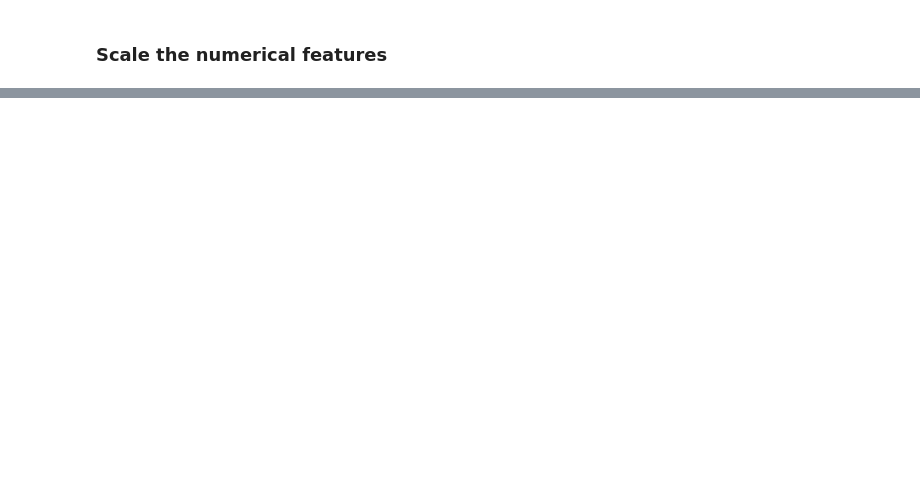
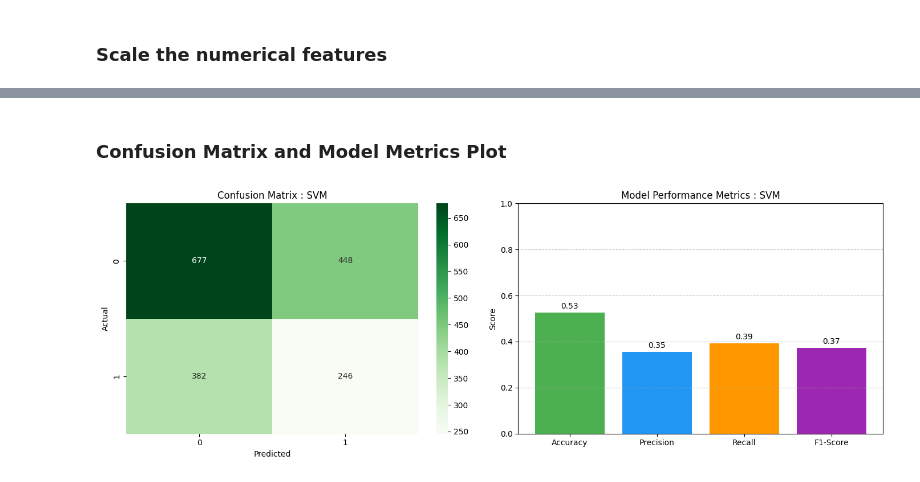
Before and after one commit to Akila-Prabath/Heart-Attack-Predictor, a Jupyter notebook: notebooks/FC212006_Akila/svm_model.ipynb, the cells around one changed output, grey strips where cells are left out. Saved outputs shown, nothing was run; the diff lists cells and outputs as text; code cells hidden in the pictures; blank space fills up the shorter version.

Commit message:
Trained the SVM model

```diff
--- a/notebooks/FC212006_Akila/svm_model.ipynb
+++ b/notebooks/FC212006_Akila/svm_model.ipynb
@@ -48,0 +64,7 @@ X_scaled.head()
+# %%
+X = X_scaled
+y = data['Heart Attack Risk']
+
+X_train, X_test, y_train, y_test = train_test_split(
+    X, y, test_size=0.2, random_state=42, stratify=y
+)
@@ -48,0 +99,3 @@ X_scaled.head()
+# %%
+svm_model = SVC(kernel='rbf', C=0.1, gamma=0.1, class_weight='balanced', random_state=42)
+svm_model.fit(X_train, y_train)
@@ -48,0 +104,3 @@ X_scaled.head()
+# %%
+# Make Predictions
+y_pred = svm_model.predict(X_test)
@@ -48,0 +129,37 @@ X_scaled.head()
+# %% [markdown]
+### Confusion Matrix and Model Metrics Plot
+# %%
+cm = confusion_matrix(y_test, y_pred)
+
+report = classification_report(y_test, y_pred, output_dict=True)
+precision = report['1']['precision']
+recall = report['1']['recall']
+f1 = report['1']['f1-score']
+accuracy = accuracy_score(y_test, y_pred)
+
+metrics = ['Accuracy', 'Precision', 'Recall', 'F1-Score']
+values = [accuracy, precision, recall, f1]
+
+fig, axes = plt.subplots(1, 2, figsize=(14, 5))
+
+sns.heatmap(cm, annot=True, fmt='d', cmap='Greens',
+            xticklabels=[0, 1], yticklabels=[0, 1], ax=axes[0])
+axes[0].set_title("Confusion Matrix : SVM")
+axes[0].set_xlabel("Predicted")
+axes[0].set_ylabel("Actual")
+
+bars = axes[1].bar(metrics, values, color=['#4caf50', '#2196f3', '#ff9800', '#9c27b0'])
+
+for bar in bars:
+    yval = bar.get_height()
+    axes[1].text(bar.get_x() + bar.get_width()/2.0, yval + 0.01, f"{yval:.2f}", ha='center', va='bottom')
+
+axes[1].set_ylim(0, 1)
+axes[1].set_title('Model Performance Metrics : SVM')
+axes[1].set_ylabel('Score')
+axes[1].grid(axis='y', linestyle='--', alpha=0.7)
+
+plt.tight_layout()
+plt.show()
+# %% [output]
+[figure, added]
```
Also changed, not shown: parts of 13 cells of this notebook.
